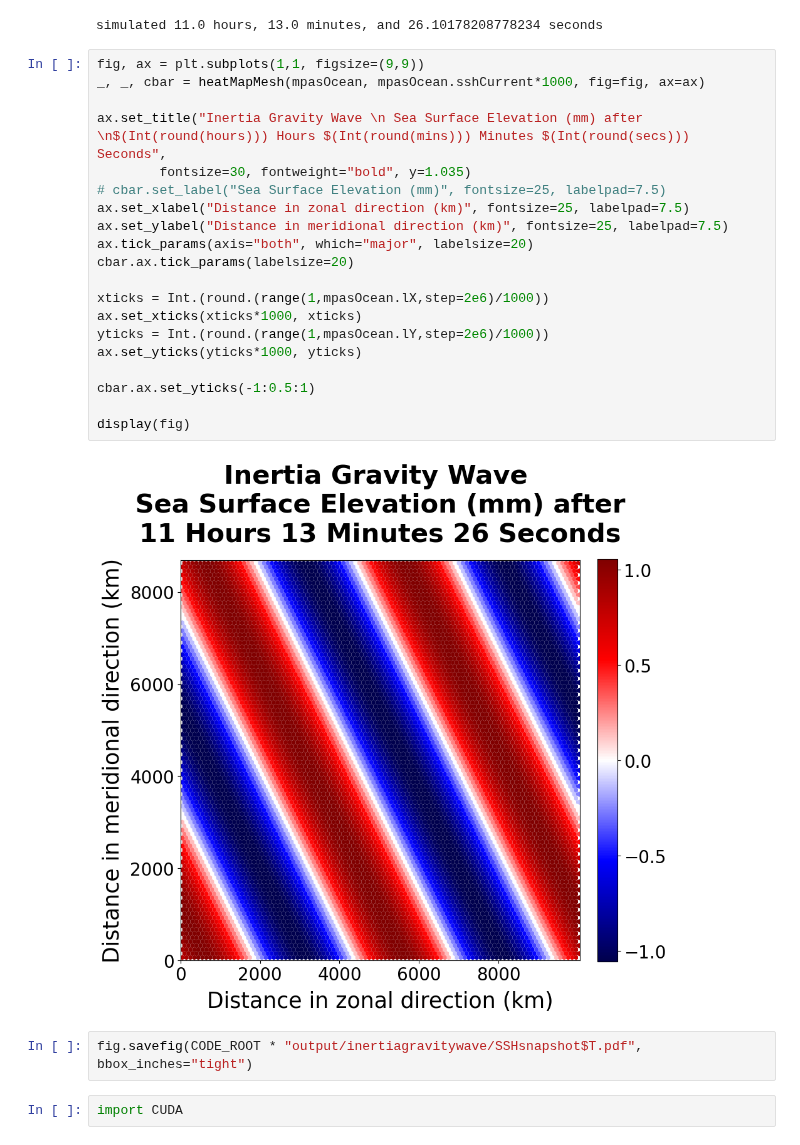
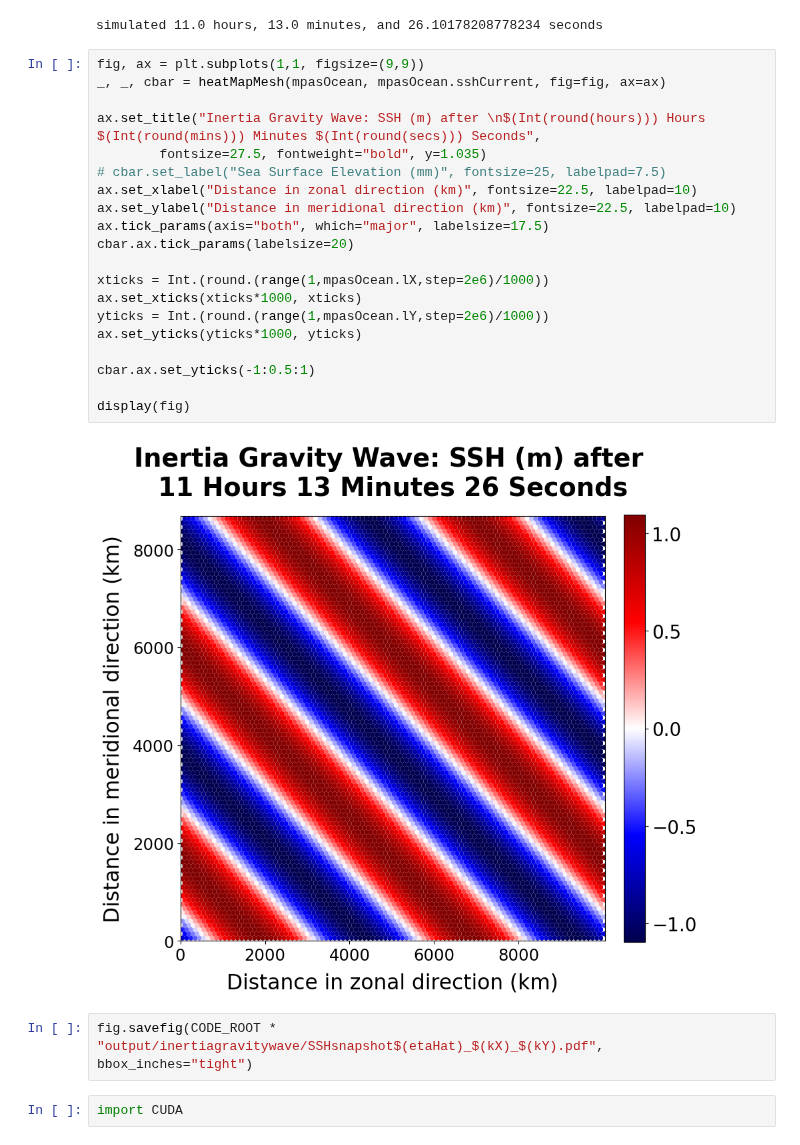
Before and after one commit to robertstrauss/MPAS_Ocean_Julia, a Jupyter notebook: InertiaGravityWaveConvergenceTest.ipynb, the cells around one changed output. Saved outputs shown, nothing was run; the diff lists cells and outputs as text.

```diff
--- a/InertiaGravityWaveConvergenceTest.ipynb
+++ b/InertiaGravityWaveConvergenceTest.ipynb
@@ -323,27 +327,27 @@ println("simulated $hours hours, $mins minutes, and $secs seconds")
 simulated 11.0 hours, 13.0 minutes, and 26.10178208778234 seconds
 # %%
 fig, ax = plt.subplots(1,1, figsize=(9,9))
-_, _, cbar = heatMapMesh(mpasOcean, mpasOcean.sshCurrent*1000, fig=fig, ax=ax)
+_, _, cbar = heatMapMesh(mpasOcean, mpasOcean.sshCurrent, fig=fig, ax=ax)
 
-ax.set_title("Inertia Gravity Wave \n Sea Surface Elevation (mm) after \n$(Int(round(hours))) Hours $(Int(round(mins))) Minutes $(Int(round(secs))) Seconds",
-        fontsize=30, fontweight="bold", y=1.035)
+ax.set_title("Inertia Gravity Wave: SSH (m) after \n$(Int(round(hours))) Hours $(Int(round(mins))) Minutes $(Int(round(secs))) Seconds",
+        fontsize=27.5, fontweight="bold", y=1.035)
 # cbar.set_label("Sea Surface Elevation (mm)", fontsize=25, labelpad=7.5)
-ax.set_xlabel("Distance in zonal direction (km)", fontsize=25, labelpad=7.5)
-ax.set_ylabel("Distance in meridional direction (km)", fontsize=25, labelpad=7.5)
-ax.tick_params(axis="both", which="major", labelsize=20)
+ax.set_xlabel("Distance in zonal direction (km)", fontsize=22.5, labelpad=10)
+ax.set_ylabel("Distance in meridional direction (km)", fontsize=22.5, labelpad=10)
+ax.tick_params(axis="both", which="major", labelsize=17.5)
 cbar.ax.tick_params(labelsize=20)
 
 xticks = Int.(round.(range(1,mpasOcean.lX,step=2e6)/1000))
 ax.set_xticks(xticks*1000, xticks)
 yticks = Int.(round.(range(1,mpasOcean.lY,step=2e6)/1000))
 ax.set_yticks(yticks*1000, yticks)
 
 cbar.ax.set_yticks(-1:0.5:1)
 
 display(fig)
 # %% [output]
-[figure, old version]
+[figure, new version]
 # %%
-fig.savefig(CODE_ROOT * "output/inertiagravitywave/SSHsnapshot$T.pdf", bbox_inches="tight")
+fig.savefig(CODE_ROOT * "output/inertiagravitywave/SSHsnapshot$(etaHat)_$(kX)_$(kY).pdf", bbox_inches="tight")
 # %%
 import CUDA
```
Also changed, not shown: parts of 9 cells of this notebook, 26 other files.
